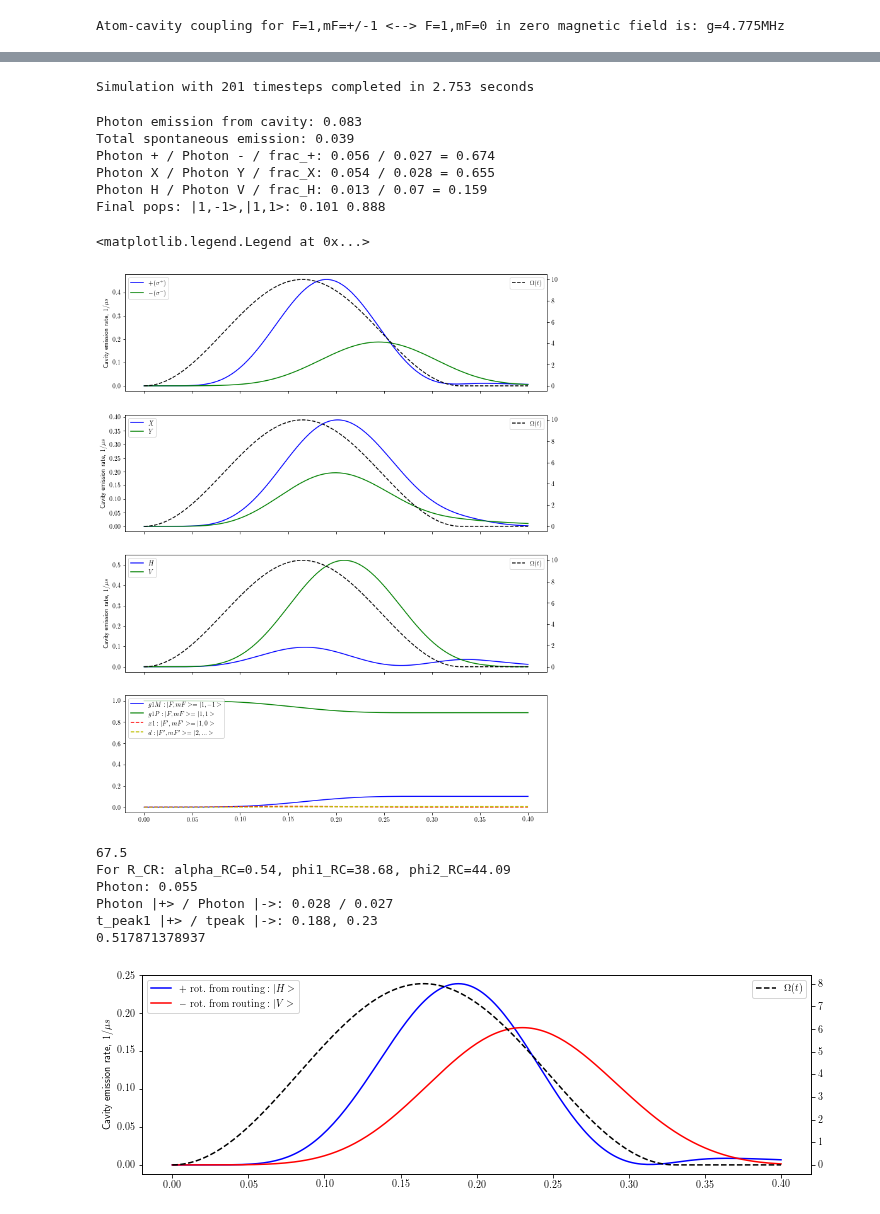
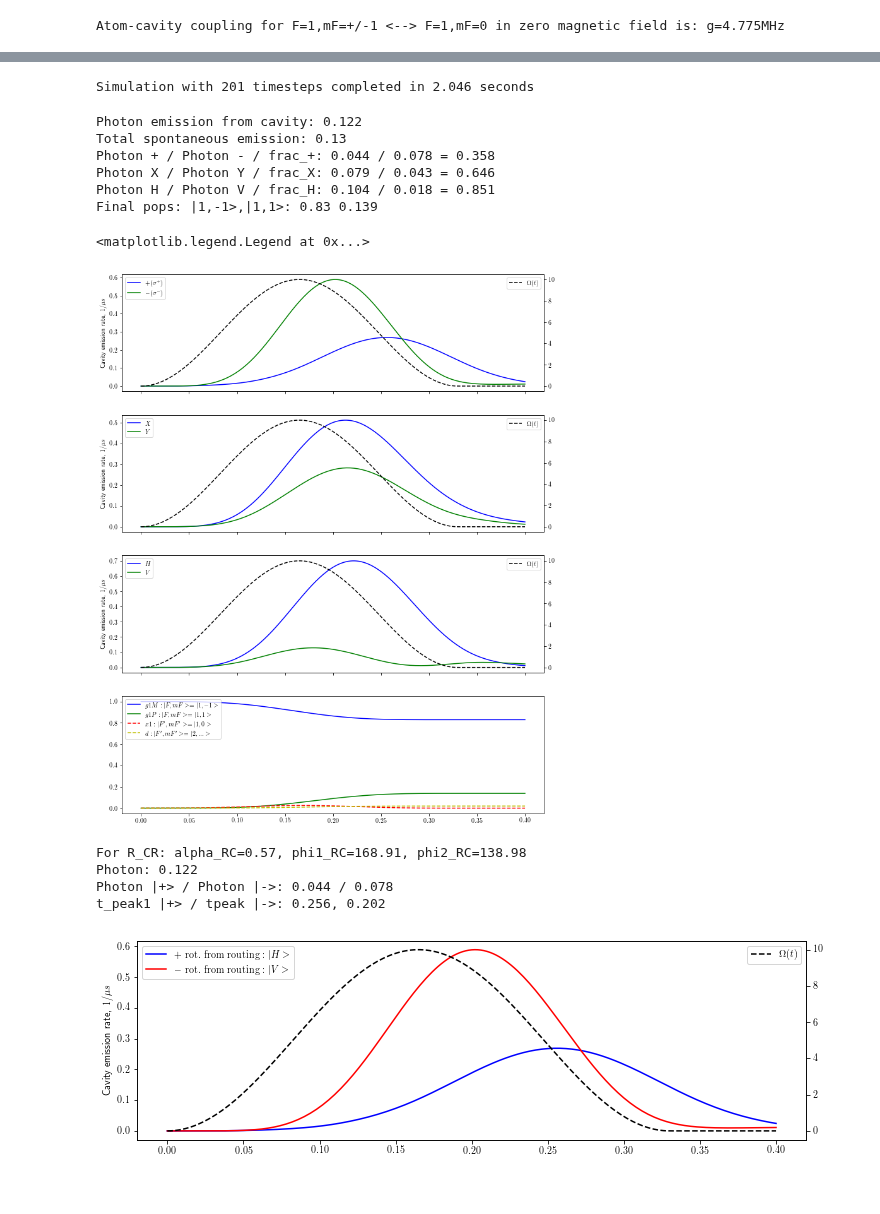
Before and after one commit to tomdbar/rb-cqed, a Jupyter notebook: notebooks-single/vStirap-zeeman-scheme.ipynb, the cells around one changed output, grey strips where cells are left out. Saved outputs shown, nothing was run; the diff lists cells and outputs as text; code cells hidden in the pictures.

```diff
--- a/notebooks-single/vStirap-zeeman-scheme.ipynb
+++ b/notebooks-single/vStirap-zeeman-scheme.ipynb
@@ -31,7 +32,20 @@ R_AL = np.sqrt(1/2) * np.matrix([[1, i],
 Rotation from Lab -> Cavity: R_LA: {|H>,|V>} -> {|X>,|Y>}
 '''
 # Option 1: Measured parameters for our cavity.
-alpha_CL, phi1_CL, phi2_CL = 0.459, -64.9*np.pi/180, -40.1*np.pi/180
+#alpha_CL, phi1_CL, phi2_CL = 0.459, -64.9*np.pi/180, -40.1*np.pi/180
+alpha_CL, phi1_CL, phi2_CL = 0.888, 115.1*np.pi/180, -40.1*np.pi/180
+
+# Old choice
+# alpha_CL, phi1_CL, phi2_CL = 0.879, -97*np.pi/180, 117*np.pi/180
+
+# theta,phi = 160,25
+#alpha_CL, phi1_CL, phi2_CL = 0.449, -112.4*np.pi/180, -140.2*np.pi/180
+#alpha_CL, phi1_CL, phi2_CL = 0.893, 67.6*np.pi/180, -140.2*np.pi/180
+
+# theta,phi = 70,25
+#alpha_CL, phi1_CL, phi2_CL = 0.449, 67.6*np.pi/180, 39.8*np.pi/180
+#alpha_CL, phi1_CL, phi2_CL = 0.893, 247.6*np.pi/180, 39.8*np.pi/180
+
 
 ## Option 2: Circular cavity eigenmodes.
 ## Note phi2=90 <--> |X>=|+>, phi2=-90 <--> |X>=|->
@@ -180,8 +194,8 @@ deltaP = 3.471 * 2.*np.pi
 # defined above (with the E0shift parameter).
 deltaOffsetVStirap = 7.5 * 2.*np.pi
 
-#deltaL = -2*deltaZ  + deltaOffsetVStirap # |F,mF>=|1,-1> <--> |F',mF'>=|1,0>
-deltaL = 2*deltaZ + deltaOffsetVStirap # |F,mF>=|1,+1> <--> |F',mF'>=|1,0>
+deltaL = -2*deltaZ  + deltaOffsetVStirap # |F,mF>=|1,-1> <--> |F',mF'>=|1,0>
+#deltaL = 2*deltaZ + deltaOffsetVStirap # |F,mF>=|1,+1> <--> |F',mF'>=|1,0>
 deltaC = deltaOffsetVStirap
 
 '''
@@ -211,7 +225,7 @@ The variation in coupling of atoms in free-flight through the cavity mode can be
 corrected for with an reduced averaged coupling.
 Do so here if wanted.
 '''
-# coupling_factor *= 0.7
+#coupling_factor *= 0.7
 
 print('Atom-cavity coupling for F=1,mF=+/-1 <--> F=1,mF=1 '
       'in zero magnetic field is: g={0}MHz'.format(
@@ -693,7 +731,7 @@ Perform simulation.
 '''
 t,tStep = np.linspace(0, lengthSim, 201, retstep=True)
 
-psi0 = ket(*['g1P',0,0]) # Initial state of the system
+psi0 = ket(*['g1M',0,0]) # Initial state of the system
 
 opts = Options(rhs_reuse=False,rhs_filename='H_Stirap')
 
@@ -704,7 +742,7 @@ output = mesolve(H_Stirap, psi0, t, c_op_list, [], options=opts, args=args_hams_
 print('Simulation with {0} timesteps completed in {1} seconds'.format(
         t.size,np.round(time.time()-t_start,3) ))
 # %% [output]
-Simulation with 201 timesteps completed in 2.753 seconds
+Simulation with 201 timesteps completed in 2.046 seconds
 # %%
 '''
 Handle simulation results.  Here we produce plots showing the
@@ -721,14 +759,16 @@ output_states = output.states
 Photon number operators for calculating the population in the
 circular and linear bases.
 '''
-anP_t = [anRotP_fast(time, alpha=alpha, phi1=phi1, phi2=phi2) for time in t]
-anM_t = [anRotM_fast(time, alpha=alpha, phi1=phi1, phi2=phi2) for time in t]
+# anP_t = [anRotP_fast(time, alpha=alpha, phi1=phi1, phi2=phi2) for time in t]
+# anM_t = [anRotM_fast(time, alpha=alpha, phi1=phi1, phi2=phi2) for time in t]
+anP_t,anM_t = anRot_series(t, alpha=alpha, phi1=phi1, phi2=phi2)
 
 alpha_LC = np.clip(np.abs(R_LC[0, 0]),0,1)
 phi1_LC, phi2_LC = np.angle(R_LC[0, 0]), np.angle(R_LC[1, 0])
 
-anH_t = [anRotP_fast(time, alpha=alpha_LC, phi1=phi1_LC, phi2=phi2_LC) for time in t]
-anV_t = [anRotM_fast(time, alpha=alpha_LC, phi1=phi1_LC, phi2=phi2_LC) for time in t]
+# anH_t = [anRotP_fast(time, alpha=alpha_LC, phi1=phi1_LC, phi2=phi2_LC) for time in t]
+# anV_t = [anRotM_fast(time, alpha=alpha_LC, phi1=phi1_LC, phi2=phi2_LC) for time in t]
+anH_t,anV_t = anRot_series(t, alpha=alpha_LC, phi1=phi1_LC, phi2=phi2_LC)
 
 '''
 Calculate expectation values of photon number operators.
@@ -812,14 +852,14 @@ a4.plot(t, exp_ax1,  '--r', label='$x1:  |F\',mF\'>=|1,0>$')
 a4.plot(t, exp_ad,  '--y', label='$d:  |F\',mF\'>=|2,...>$')
 a4.legend(loc=2)
 # %% [output]
-Photon emission from cavity: 0.083
-Total spontaneous emission: 0.039
-Photon + / Photon - / frac_+: 0.056 / 0.027 = 0.674
-Photon X / Photon Y / frac_X: 0.054 / 0.028 = 0.655
-Photon H / Photon V / frac_H: 0.013 / 0.07 = 0.159
-Final pops: |1,-1>,|1,1>: 0.101 0.888
+Photon emission from cavity: 0.122
+Total spontaneous emission: 0.13
+Photon + / Photon - / frac_+: 0.044 / 0.078 = 0.358
+Photon X / Photon Y / frac_X: 0.079 / 0.043 = 0.646
+Photon H / Photon V / frac_H: 0.104 / 0.018 = 0.851
+Final pops: |1,-1>,|1,1>: 0.83 0.139
 <matplotlib.legend.Legend at 0x...>
-[figure, old version]
+[figure, new version]
 # %%
 '''
 Jones matrices for waveplates.
@@ -838,6 +878,7 @@ def QWP(phi):
 Routing into arbitrary basis with HWP and QWP
 '''
 QWPfast = 41.  * np.pi/180 # fast axis of QWP
+#QWPfast = (41. - 90)  * np.pi/180 # fast axis of QWP
 
 thetaHWP = 0 * np.pi/180 # angle of HWP
 
@@ -846,11 +887,12 @@ thetaHWP = 0 * np.pi/180 # angle of HWP
 R_CR for:
     (cavity) --> QWP --> (measure in lab <--> PBS)
 '''
-#phiQWP = (86  * np.pi/180) - QWPfast
-phiQWP = (108.5  * np.pi/180) - QWPfast
+phiQWP = (86  * np.pi/180) - QWPfast
+#phiQWP = (108.5  * np.pi/180) - QWPfast
 #phiQWP = (131  * np.pi/180) - QWPfast
 
-R_RC = R_LC * np.matrix(QWP(phiQWP)).getH()
+R_RC = R_LC * QWP(phiQWP).getH()
+# R_RC = R_LC * QWP(phiQWP)
 
 '''
 R_CR for:
@@ -867,41 +909,38 @@ print('For R_CR: alpha_RC={0}, phi1_RC={1}, phi2_RC={2}'.format(*[np.round(x,2)
 anRotP_t = [anRotP_fast(t=time, alpha=alpha_RC, phi1=phi1_RC, phi2=phi2_RC) for time in t]
 anRotM_t = [anRotM_fast(t=time, alpha=alpha_RC, phi1=phi1_RC, phi2=phi2_RC) for time in t]
 
 exp_anRotP = np.real(np.array([(x[0]*x[1]).tr() for x in zip(output.states, anRotP_t)]))
 exp_anRotM = np.real(np.array([(x[0]*x[1]).tr() for x in zip(output.states, anRotM_t)]))
 
 # Plot the results
 f, (ax) = plt.subplots(1, 1, sharex=True, figsize=(12, 11/3.))
 
 ax.plot(t, 2*kappa * exp_anRotP, 'b', label='$\mathrm{+\ rot.\ from\ routing:\ }|H>$')
 ax.plot(t, 2*kappa * exp_anRotM, 'r', label='$\mathrm{-\ rot.\ from\ routing:\ }|V>$')
 ax.set_ylabel('Cavity emission rate, $1/\mu s$')
 
 ax.legend(loc=2)
 
 axB = ax.twinx()
 axB.plot(t, [Omega(x)/(2*np.pi) for x in t], '--k', label='$\Omega(t)$')
 axB.legend(loc=0)
 
 f.patch.set_facecolor('white')
 
 n_ph = np.trapz(2*kappa*(exp_anRotP+exp_anRotM), dx=tStep)
 
 n_RotP = np.trapz(2*kappa*(exp_anRotP), dx=tStep)
 n_RotM = np.trapz(2*kappa*(exp_anRotM), dx=tStep)
 
 print('Photon:', np.round(n_ph,3))
 print('Photon |+> / Photon |->: {0} / {1}'.format(*[np.round(n,3) for n in [n_RotP,n_RotM]]))
 print('t_peak1 |+> / tpeak |->: {0}, {1}'.format(*[t[np.argmax(x)] for x in [exp_anRotP, exp_anRotM]]))
-print(n_RotP/(n_RotP+n_RotM))
 # %% [output]
-67.5
-For R_CR: alpha_RC=0.54, phi1_RC=38.68, phi2_RC=44.09
-Photon: 0.055
-Photon |+> / Photon |->: 0.028 / 0.027
-t_peak1 |+> / tpeak |->: 0.188, 0.23
-0.517871378937
+For R_CR: alpha_RC=0.57, phi1_RC=168.91, phi2_RC=138.98
+Photon: 0.122
+Photon |+> / Photon |->: 0.044 / 0.078
+t_peak1 |+> / tpeak |->: 0.256, 0.202
-[figure, old version]
+[figure, new version]
 # %%
 '''
 Export photon shapes for outside use
```
Also changed, not shown: parts of 9 cells of this notebook.
